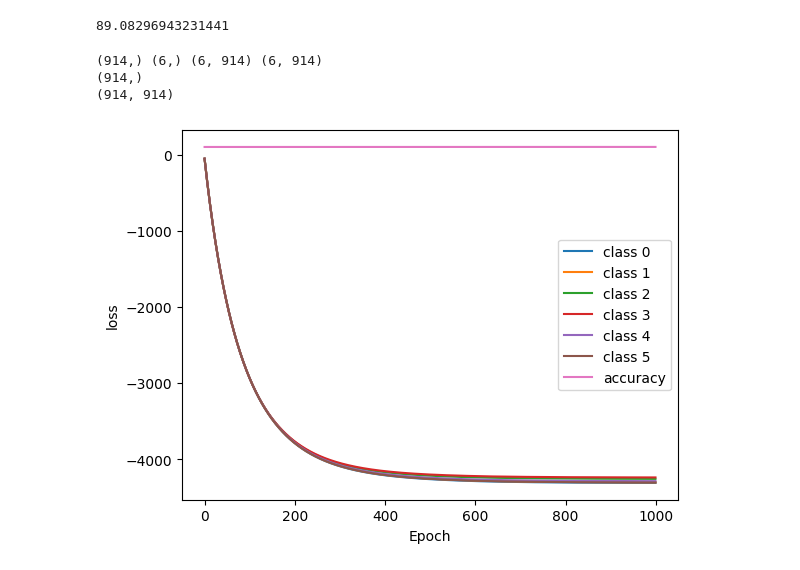
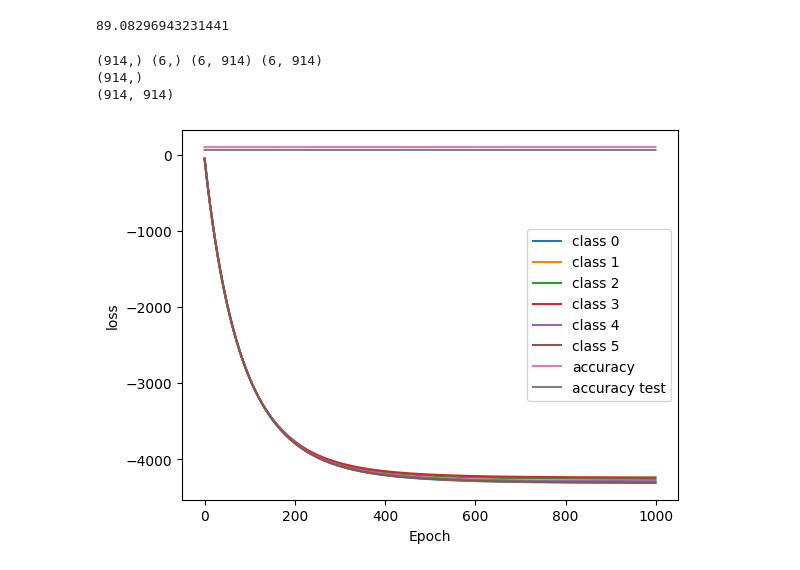
Before and after one commit to gitbhusalhubpramish/wine-quality-svm-kernel, a Jupyter notebook: notebookdbac78a3d6.ipynb, the cells around one changed output. Cells and saved outputs as stored; diff of their text form; code cells hidden in the pictures.

```diff
--- a/notebookdbac78a3d6.ipynb
+++ b/notebookdbac78a3d6.ipynb
@@ -183,19 +183,21 @@ print(np.asarray(accuracy_score(predictone(xtest,y6,a).get(), y6t))*100)
 # %% [output]
 89.08296943231441
 # %%
-def predict(a):
+def predict(a,x):
     y = cp.asarray(ytrain.to_numpy())
     uy = cp.unique(y)
     yc = cp.stack([cp.where(y==i, 1,-1) for i in uy])
-    X = cp.asarray(xtrain.to_numpy(), dtype = cp.float32)
+    Xt = cp.asarray(xtrain.to_numpy(), dtype = cp.float32)
+    X = cp.asarray(x.to_numpy(), dtype=cp.float32)
 
     sqx = cp.sum(X**2, axis=1)
-    K = cp.exp(-gama*(sqx[:,None]+sqx[None,:]-2*X@X.T))
+    sqt = cp.sum(Xt**2, axis=1)
+    K = cp.exp(-gama*(sqx[:,None]+sqt[None,:]-2*X@Xt.T))
 
     # print(K.shape, a.shape, yc.shape)
 
     ay = a * yc
-    z = ay@K
+    z = ay@K.T
     # return cp.argmax(z)
     # return cp.stack((cp.argmax(z, axis=0), cp.arange(z.shape[1])), axis=1)
     z = cp.argmax(z,axis=0)
@@ -203,6 +205,7 @@ def predict(a):
 # %%
 def multitrain(epoch, lr=0.01):
     y = cp.asarray(ytrain.to_numpy())
+    yt = cp.asarray(ytest.to_numpy())
     uy = cp.unique(y)
     yc = cp.stack([cp.where(y==i,1,-1) for i in uy])
     ac = cp.zeros_like(yc, dtype=cp.float32)
@@ -215,6 +218,7 @@ def multitrain(epoch, lr=0.01):
     print(K.shape)
     losses = []
     acc=[]
+    acct = []
 
     for i in range(epoch):
         ay = ac * yc
@@ -224,25 +228,28 @@ def multitrain(epoch, lr=0.01):
         ac-= lr*da
         ac = cp.clip(ac,0,5)
 
-        acc.append(accuracy_score(predict(ac).get(), y.get()))
+        acc.append(accuracy_score(predict(ac,xtrain).get(), y.get()))
+        acct.append(accuracy_score(predict(ac,xtest).get(), yt.get()))
 
         loss = 0.5*cp.sum(ay*kay,axis=1) - cp.sum(ac)
         losses.append(loss)
-    return ac, losses,np.asarray(acc)*100
+    return ac, losses,np.asarray(acc)*100, np.asarray(acct)*100
     # return ac
 # %%
-A,losses, acc = multitrain(1000)
+A,losses, acc, acct = multitrain(1000)
 losses = cp.asnumpy(cp.stack(losses))
 for i in range(6):
     plt.plot(losses[:,i], label=f"class {i}")
 
 plt.plot(acc, label="accuracy")
+plt.plot(acct, label="accuracy test")
 plt.xlabel("Epoch")
 plt.ylabel("loss")
 plt.legend()
 plt.show()
+# print(acct)
 # %% [output]
 (914,) (6,) (6, 914) (6, 914)
 (914,)
 (914, 914)
-[figure, old version]
+[figure, new version]
```
